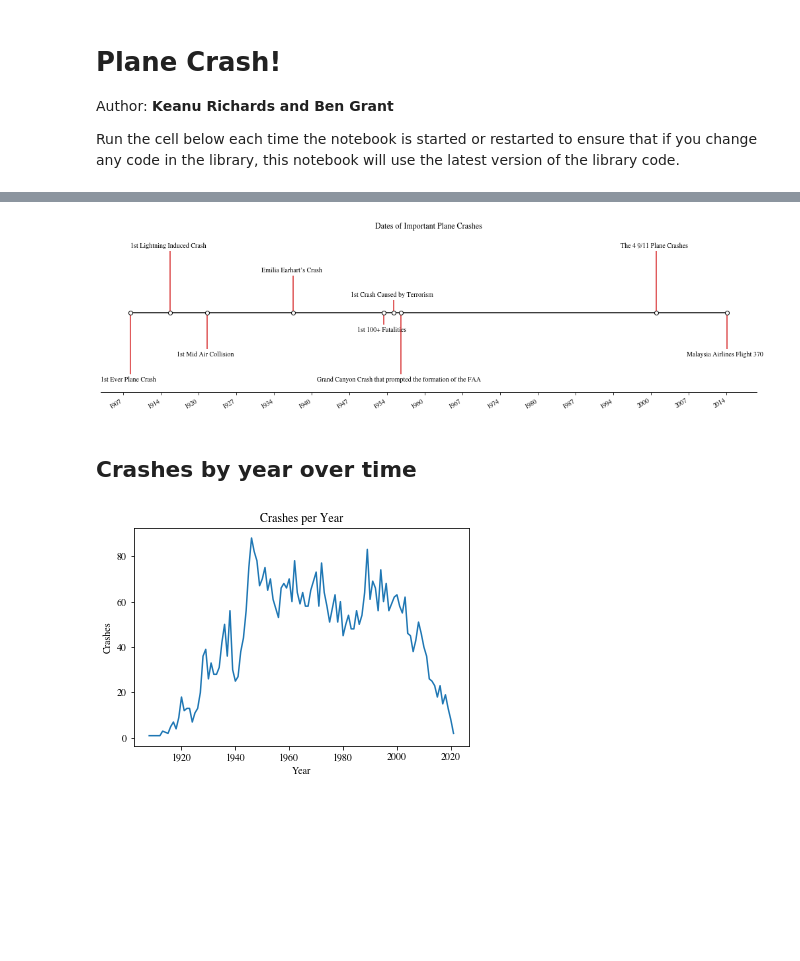
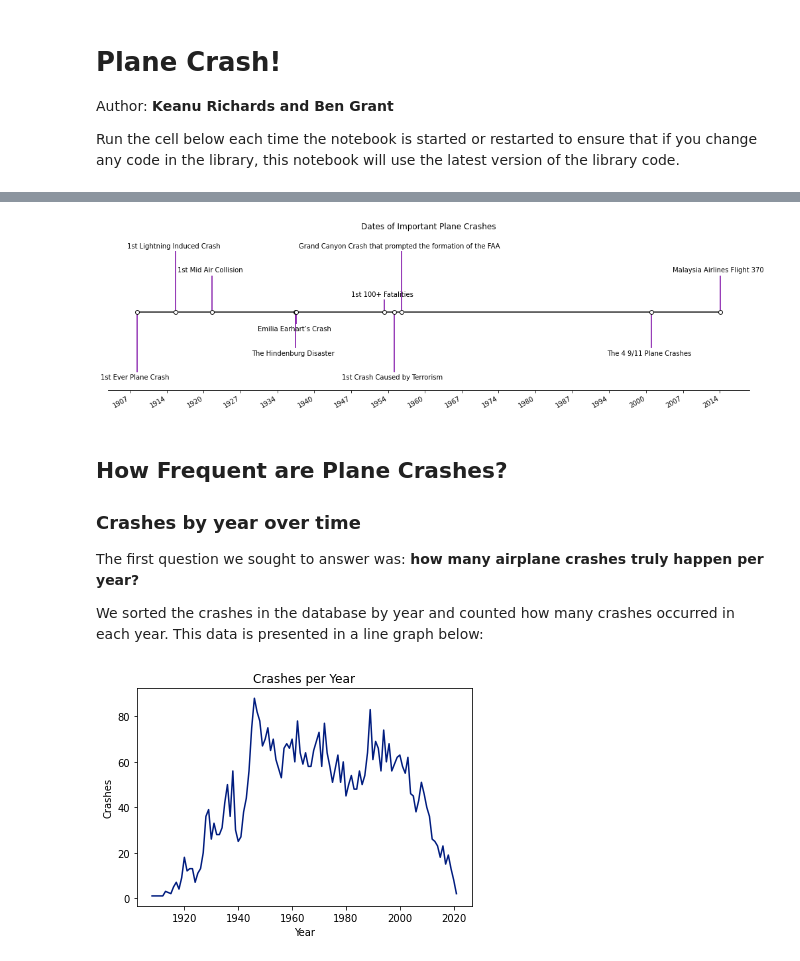
Before and after one commit to bgrantBoards/midterm-keanu-ben, a Jupyter notebook: notebook.ipynb, the cells around one changed output, grey strips where cells are left out. Saved outputs shown, nothing was run; the diff lists cells and outputs as text; code cells hidden in the pictures; blank space fills up the shorter version.

```diff
--- a/notebook.ipynb
+++ b/notebook.ipynb
@@ -13,4 +56,8 @@ import numpy as np
 import matplotlib.pyplot as plt
 import matplotlib.dates as mdates
 from datetime import datetime
-plt.rcParams["font.family"] = "times"
+
+# Setting parameters for PyPlot
+plt.style.use("seaborn-dark-palette")
+# plt.rcParams['figure.figsize'] = [12, 8]
+# plt.rcParams['figure.dpi'] = 100 # 200 e.g. is really fine, but slower
@@ -21,52 +74,61 @@ data = pd.read_csv("all_data.csv")
 # %%
 # Hard Code for Timeline:
 names = ['1st Ever Plane Crash', '1st Lightning Induced Crash',
+         'The Hindenburg Disaster',
          '1st Mid Air Collision', 'Emilia Earhart’s Crash',
          '1st 100+ Fatalities', '1st Crash Caused by Terrorism',
          'Grand Canyon Crash that prompted the formation of the FAA',
          'The 4 9/11 Plane Crashes', 'Malaysia Airlines Flight 370']
-dates = ['1908-09-17', '1915-09-03', '1922-04-07', '1937-07-02', '1953-06-18',
+dates = ['1908-09-17', '1915-09-03', '1937-05-06', '1922-04-07', '1937-07-02', '1953-06-18',
          '1955-04-11', '1956-06-30', '2001-09-11', '2014-03-08']
 
 dates = [datetime.strptime(d, "%Y-%m-%d") for d in dates]
 
+plt.style.use("seaborn-dark-palette")
 levels = np.tile([-5, 5, -3, 3, -1, 1],
                  int(np.ceil(len(dates)/6)))[:len(dates)]
+
 
 # Create figure and plot a stem plot with the date
 fig, ax = plt.subplots(figsize=(14, 4), constrained_layout=True)
 ax.set(title="Dates of Important Plane Crashes")
 
 markerline, stemline, baseline = ax.stem(dates, levels,
                                          linefmt="C3-", basefmt="k-",
                                          use_line_collection=True)
 
 plt.setp(markerline, mec="k", mfc="w", zorder=3)
 
 # Shift the markers to the baseline by replacing the y-data by zeros.
 markerline.set_ydata(np.zeros(len(dates)))
 
 # annotate lines
 vert = np.array(['top', 'bottom'])[(levels > 0).astype(int)]
 for d, l, r, va in zip(dates, levels, names, vert):
     ax.annotate(r, xy=(d, l), xytext=(-3, np.sign(l)*3),
                 textcoords="offset points", va=va, ha="center")
 
 ax.get_xaxis().set_major_locator(mdates.MonthLocator(interval=80))
 ax.get_xaxis().set_major_formatter(mdates.DateFormatter("%Y"))
 plt.setp(ax.get_xticklabels(), rotation=30, ha="right")
 
 # remove y axis and spines
 ax.get_yaxis().set_visible(False)
 for spine in ["left", "top", "right"]:
     ax.spines[spine].set_visible(False)
 
 ax.margins(y=0.15)
 plt.show()
 # %% [output]
-[figure, old version]
+[figure, new version]
-# %% [markdown]
-## Crashes by year over time
+# %% [markdown]
+## How Frequent are Plane Crashes?
+
+### Crashes by year over time
+
+The first question we sought to answer was: **how many airplane crashes truly happen per year?**
+
+We sorted the crashes in the database by year and counted how many crashes occurred in each year. This data is presented in a line graph below:
 # %%
 dates = data["Date:"]
 
@@ -84,14 +146,14 @@ for date in dates:
         crashes_by_year[year] = 1
 # %%
 # line Graph
+plt.style.use("seaborn-dark-palette")
 plt.plot(crashes_by_year.keys(), crashes_by_year.values())
 
 # Plot labeling
 plt.title("Crashes per Year")
 plt.xlabel("Year")
 plt.ylabel("Crashes")
-plt.grid()
 
 plt.show()
 # %% [output]
-[figure, old version]
+[figure, new version]
```
Also changed, not shown: parts of 37 cells of this notebook, 5 other files.
